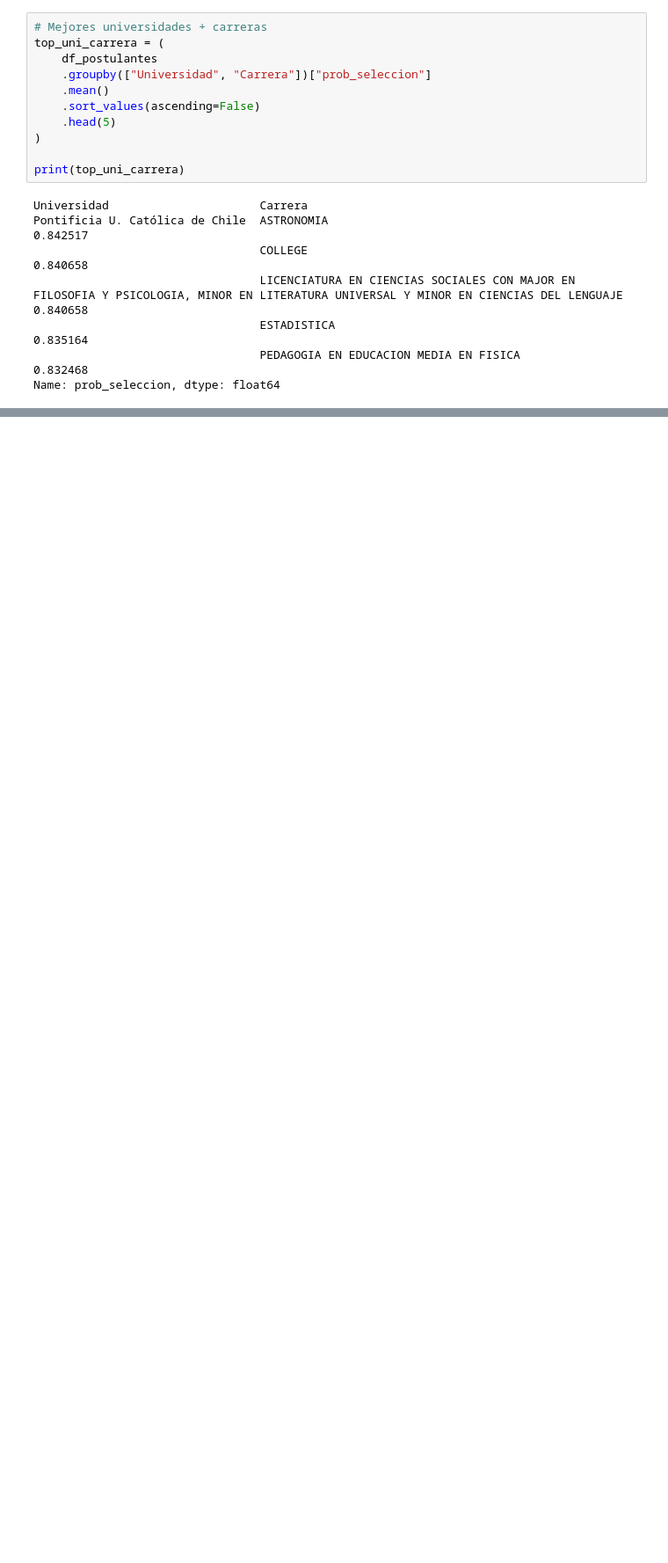
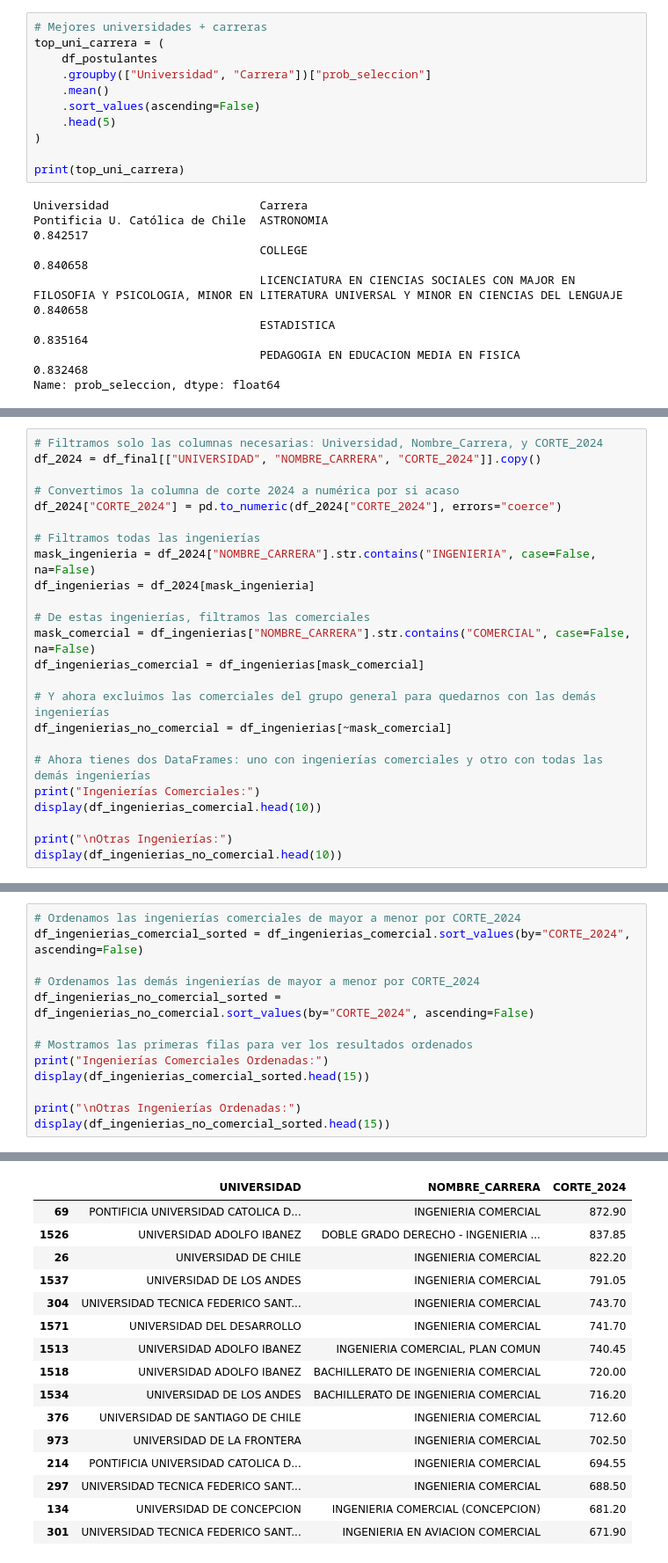
Before and after one commit to SergioHdezDC/IMT2200-Proyecto-Semestral, a Jupyter notebook: NotebookEnseñaChile.ipynb, the cells around one changed output, grey strips where cells are left out. Shown at 88% size. Cells and saved outputs as stored; diff of their text form; blank space fills up the shorter version.

```diff
--- a/NotebookEnseñaChile.ipynb
+++ b/NotebookEnseñaChile.ipynb
@@ -2303,0 +2318,24 @@ Name: prob_seleccion, dtype: float64
+# %%
+# Filtramos solo las columnas necesarias: Universidad, Nombre_Carrera, y CORTE_2024
+df_2024 = df_final[["UNIVERSIDAD", "NOMBRE_CARRERA", "CORTE_2024"]].copy()
+
+# Convertimos la columna de corte 2024 a numérica por si acaso
+df_2024["CORTE_2024"] = pd.to_numeric(df_2024["CORTE_2024"], errors="coerce")
+
+# Filtramos todas las ingenierías
+mask_ingenieria = df_2024["NOMBRE_CARRERA"].str.contains("INGENIERIA", case=False, na=False)
+df_ingenierias = df_2024[mask_ingenieria]
+
+# De estas ingenierías, filtramos las comerciales
+mask_comercial = df_ingenierias["NOMBRE_CARRERA"].str.contains("COMERCIAL", case=False, na=False)
+df_ingenierias_comercial = df_ingenierias[mask_comercial]
+
+# Y ahora excluimos las comerciales del grupo general para quedarnos con las demás ingenierías
+df_ingenierias_no_comercial = df_ingenierias[~mask_comercial]
+
+# Ahora tienes dos DataFrames: uno con ingenierías comerciales y otro con todas las demás ingenierías
+print("Ingenierías Comerciales:")
+display(df_ingenierias_comercial.head(10))
+
+print("\nOtras Ingenierías:")
+display(df_ingenierias_no_comercial.head(10))
@@ -2303,0 +2367,14 @@ Name: prob_seleccion, dtype: float64
+# %%
+# Ordenamos las ingenierías comerciales de mayor a menor por CORTE_2024
+df_ingenierias_comercial_sorted = df_ingenierias_comercial.sort_values(by="CORTE_2024", ascending=False)
+
+# Ordenamos las demás ingenierías de mayor a menor por CORTE_2024
+df_ingenierias_no_comercial_sorted = df_ingenierias_no_comercial.sort_values(by="CORTE_2024", ascending=False)
+
+# Mostramos las primeras filas para ver los resultados ordenados
+print("Ingenierías Comerciales Ordenadas:")
+display(df_ingenierias_comercial_sorted.head(15))
+
+print("\nOtras Ingenierías Ordenadas:")
+display(df_ingenierias_no_comercial_sorted.head(15))
+# %% [output]
@@ -2303,0 +2382,16 @@ Name: prob_seleccion, dtype: float64
+|  | UNIVERSIDAD | NOMBRE_CARRERA | CORTE_2024 |
+| 69 | PONTIFICIA UNIVERSIDAD CATOLICA D... | INGENIERIA COMERCIAL | 872.90 |
+| 1526 | UNIVERSIDAD ADOLFO IBANEZ | DOBLE GRADO DERECHO - INGENIERIA ... | 837.85 |
+| 26 | UNIVERSIDAD DE CHILE | INGENIERIA COMERCIAL | 822.20 |
+| 1537 | UNIVERSIDAD DE LOS ANDES | INGENIERIA COMERCIAL | 791.05 |
+| 304 | UNIVERSIDAD TECNICA FEDERICO SANT... | INGENIERIA COMERCIAL | 743.70 |
+| 1571 | UNIVERSIDAD DEL DESARROLLO | INGENIERIA COMERCIAL | 741.70 |
+| 1513 | UNIVERSIDAD ADOLFO IBANEZ | INGENIERIA COMERCIAL, PLAN COMUN | 740.45 |
+| 1518 | UNIVERSIDAD ADOLFO IBANEZ | BACHILLERATO DE INGENIERIA COMERCIAL | 720.00 |
+| 1534 | UNIVERSIDAD DE LOS ANDES | BACHILLERATO DE INGENIERIA COMERCIAL | 716.20 |
+| 376 | UNIVERSIDAD DE SANTIAGO DE CHILE | INGENIERIA COMERCIAL | 712.60 |
+| 973 | UNIVERSIDAD DE LA FRONTERA | INGENIERIA COMERCIAL | 702.50 |
+| 214 | PONTIFICIA UNIVERSIDAD CATOLICA D... | INGENIERIA COMERCIAL | 694.55 |
+| 297 | UNIVERSIDAD TECNICA FEDERICO SANT... | INGENIERIA COMERCIAL | 688.50 |
+| 134 | UNIVERSIDAD DE CONCEPCION | INGENIERIA COMERCIAL (CONCEPCION) | 681.20 |
+| 301 | UNIVERSIDAD TECNICA FEDERICO SANT... | INGENIERIA EN AVIACION COMERCIAL | 671.90 |
```
Also changed, not shown: parts of 22 cells of this notebook, 2 other files.
